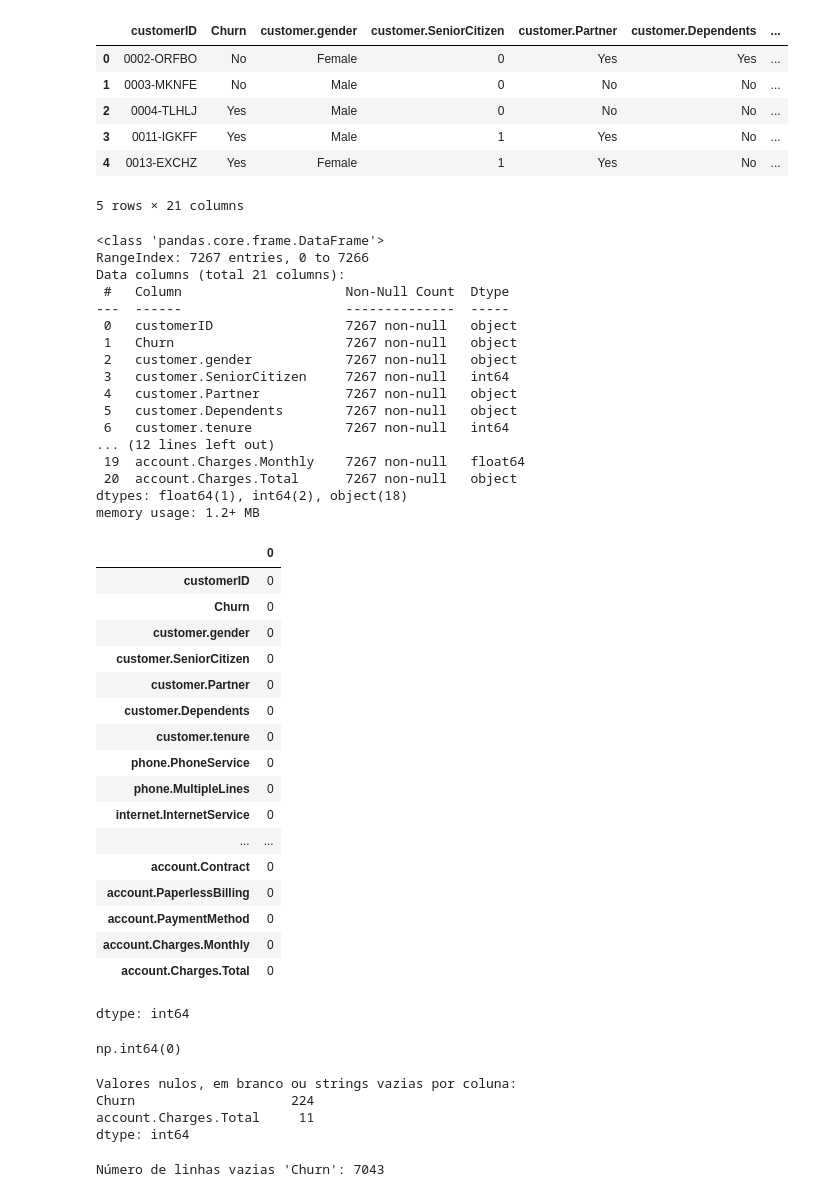
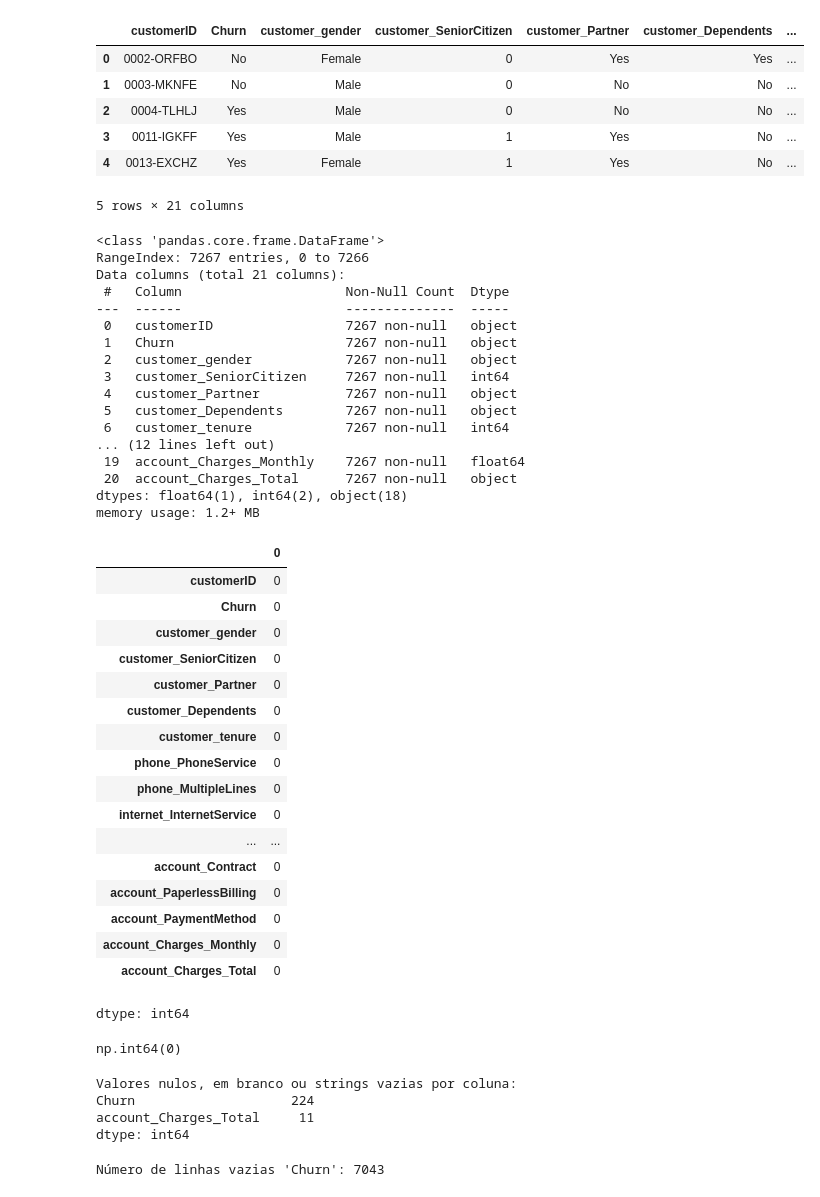
Before and after one commit to DuillesAD/Challenge-Telecon-X-analise-de-dados, a Jupyter notebook: Challenge_Telecon_X_analise_de_dados.ipynb, the cells around one changed output. Saved outputs shown, nothing was run; the diff lists cells and outputs as text; code cells hidden in the pictures.

```diff
--- a/Challenge_Telecon_X_analise_de_dados.ipynb
+++ b/Challenge_Telecon_X_analise_de_dados.ipynb
@@ -14,0 +11,8 @@ with open("/content/TelecomX_Data.json") as f:
+# %%
+url = 'https://raw.githubusercontent.com/alura-cursos/challenge2-data-science/refs/heads/main/TelecomX_Data.json'
+response = requests.get(url)
+data_json = response.json()
+
+# Transformando em DataFrame para visualizar sua estrutura
+df = pd.DataFrame(data_json)
+df
@@ -15,9 +33,9 @@ with open("/content/TelecomX_Data.json") as f:
 # %%
-# Normalização dos dados
-df = pd.json_normalize(dados_telecon, sep=".")
+# Normalizando os dados do arquivo .json
+df = pd.json_normalize(df.to_dict(orient='records'), sep='_')
 df.head()
 # %% [output]
-|  | customerID | Churn | customer.gender | customer.SeniorCitizen | customer.Partner | customer.Dependents | ... |
+|  | customerID | Churn | customer_gender | customer_SeniorCitizen | customer_Partner | customer_Dependents | ... |
 | 0 | 0002-ORFBO | No | Female | 0 | Yes | Yes | ... |
 | 1 | 0003-MKNFE | No | Male | 0 | No | No | ... |
 | 2 | 0004-TLHLJ | Yes | Male | 0 | No | No | ... |
@@ -35,14 +53,14 @@ Data columns (total 21 columns):
 ---  ------                     --------------  -----
  0   customerID                 7267 non-null   object
  1   Churn                      7267 non-null   object
- 2   customer.gender            7267 non-null   object
- 3   customer.SeniorCitizen     7267 non-null   int64
- 4   customer.Partner           7267 non-null   object
- 5   customer.Dependents        7267 non-null   object
- 6   customer.tenure            7267 non-null   int64
+ 2   customer_gender            7267 non-null   object
+ 3   customer_SeniorCitizen     7267 non-null   int64
+ 4   customer_Partner           7267 non-null   object
+ 5   customer_Dependents        7267 non-null   object
+ 6   customer_tenure            7267 non-null   int64
 ... (12 lines left out)
- 19  account.Charges.Monthly    7267 non-null   float64
- 20  account.Charges.Total      7267 non-null   object
+ 19  account_Charges_Monthly    7267 non-null   float64
+ 20  account_Charges_Total      7267 non-null   object
 dtypes: float64(1), int64(2), object(18)
 memory usage: 1.2+ MB
 # %%
@@ -51,20 +69,20 @@ df.isnull().sum()
 |  | 0 |
 | customerID | 0 |
 | Churn | 0 |
-| customer.gender | 0 |
-| customer.SeniorCitizen | 0 |
-| customer.Partner | 0 |
-| customer.Dependents | 0 |
-| customer.tenure | 0 |
-| phone.PhoneService | 0 |
-| phone.MultipleLines | 0 |
-| internet.InternetService | 0 |
+| customer_gender | 0 |
+| customer_SeniorCitizen | 0 |
+| customer_Partner | 0 |
+| customer_Dependents | 0 |
+| customer_tenure | 0 |
+| phone_PhoneService | 0 |
+| phone_MultipleLines | 0 |
+| internet_InternetService | 0 |
 | ... | ... |
-| account.Contract | 0 |
-| account.PaperlessBilling | 0 |
-| account.PaymentMethod | 0 |
-| account.Charges.Monthly | 0 |
-| account.Charges.Total | 0 |
+| account_Contract | 0 |
+| account_PaperlessBilling | 0 |
+| account_PaymentMethod | 0 |
+| account_Charges_Monthly | 0 |
+| account_Charges_Total | 0 |
 dtype: int64
 # %%
 df.duplicated().sum()
@@ -80,7 +98,7 @@ print(valores_nulos_ou_vazios[valores_nulos_ou_vazios > 0])
 # %% [output]
 Valores nulos, em branco ou strings vazias por coluna:
 Churn                    224
-account.Charges.Total     11
+account_Charges_Total     11
 dtype: int64
 # %%
 # Remover linhas duplicadas
```
Also changed, not shown: parts of 11 cells of this notebook.
